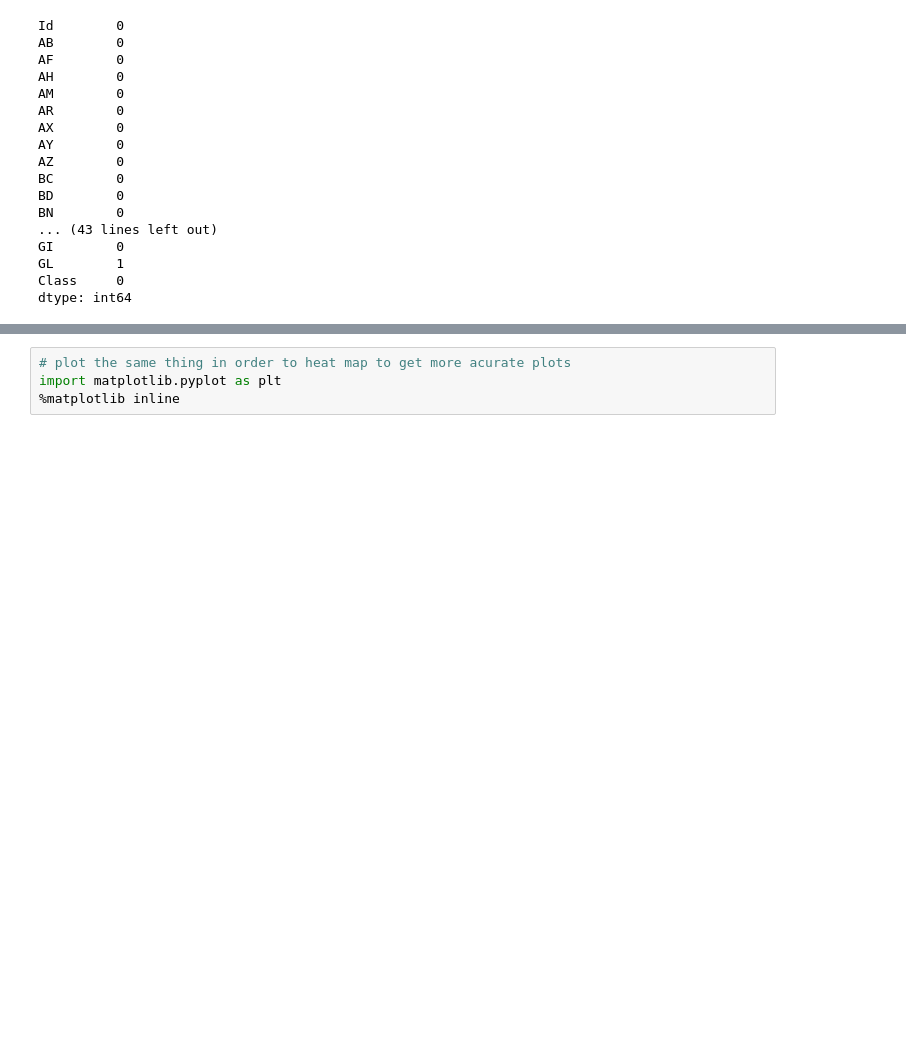
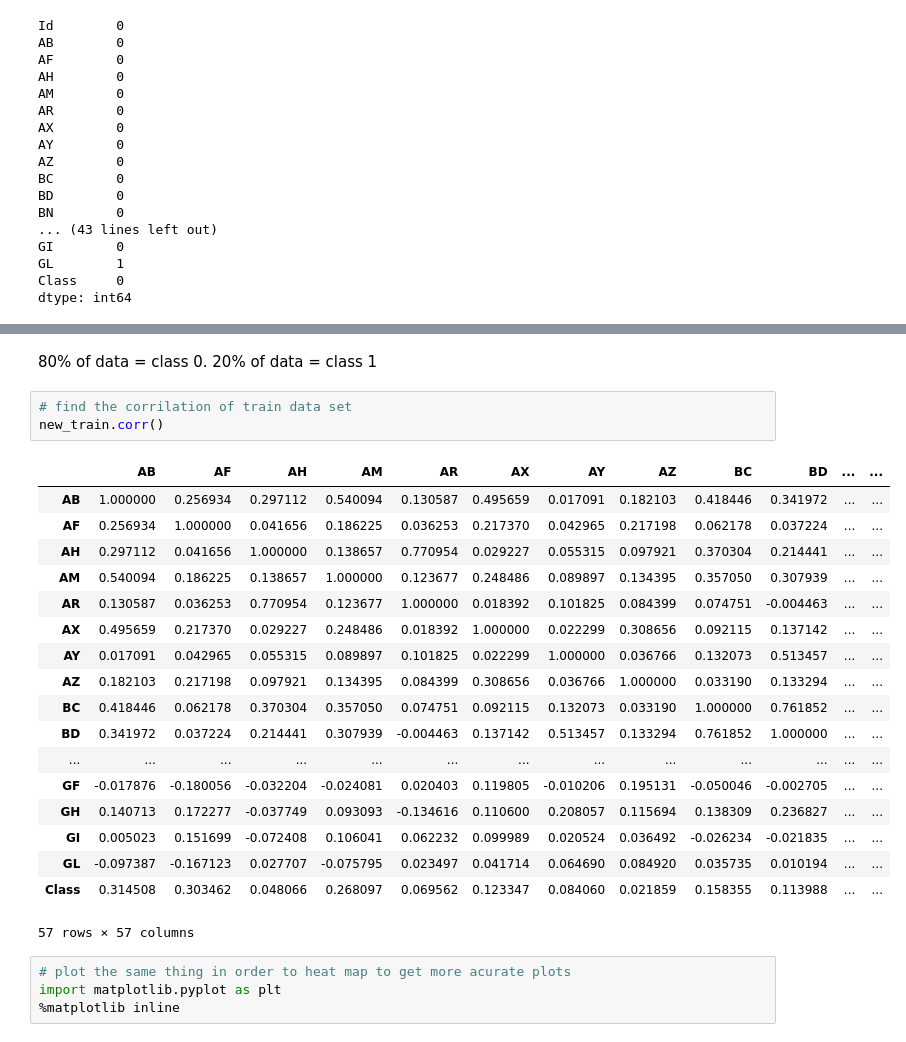
Before and after one commit to IsuruKasun/ML_Project_-Identifying_Age-Related_Conditions, a Jupyter notebook: ML_Project__Identifying_Age_Related_Conditions.ipynb, the cells around one changed output, grey strips where cells are left out. Saved outputs shown, nothing was run; the diff lists cells and outputs as text; blank space fills up the shorter version.

```diff
--- a/ML_Project__Identifying_Age_Related_Conditions.ipynb
+++ b/ML_Project__Identifying_Age_Related_Conditions.ipynb
@@ -99,3 +158,27 @@ new_df.corr()
+# %% [markdown]
+80% of data = class 0. 20% of data = class 1
+# %%
+# find the corrilation of train data set
+new_train.corr()
+# %% [output]
+|  | AB | AF | AH | AM | AR | AX | AY | AZ | BC | BD | ... | ... |
+| AB | 1.000000 | 0.256934 | 0.297112 | 0.540094 | 0.130587 | 0.495659 | 0.017091 | 0.182103 | 0.418446 | 0.341972 | ... | ... |
+| AF | 0.256934 | 1.000000 | 0.041656 | 0.186225 | 0.036253 | 0.217370 | 0.042965 | 0.217198 | 0.062178 | 0.037224 | ... | ... |
+| AH | 0.297112 | 0.041656 | 1.000000 | 0.138657 | 0.770954 | 0.029227 | 0.055315 | 0.097921 | 0.370304 | 0.214441 | ... | ... |
+| AM | 0.540094 | 0.186225 | 0.138657 | 1.000000 | 0.123677 | 0.248486 | 0.089897 | 0.134395 | 0.357050 | 0.307939 | ... | ... |
+| AR | 0.130587 | 0.036253 | 0.770954 | 0.123677 | 1.000000 | 0.018392 | 0.101825 | 0.084399 | 0.074751 | -0.004463 | ... | ... |
+| AX | 0.495659 | 0.217370 | 0.029227 | 0.248486 | 0.018392 | 1.000000 | 0.022299 | 0.308656 | 0.092115 | 0.137142 | ... | ... |
+| AY | 0.017091 | 0.042965 | 0.055315 | 0.089897 | 0.101825 | 0.022299 | 1.000000 | 0.036766 | 0.132073 | 0.513457 | ... | ... |
+| AZ | 0.182103 | 0.217198 | 0.097921 | 0.134395 | 0.084399 | 0.308656 | 0.036766 | 1.000000 | 0.033190 | 0.133294 | ... | ... |
+| BC | 0.418446 | 0.062178 | 0.370304 | 0.357050 | 0.074751 | 0.092115 | 0.132073 | 0.033190 | 1.000000 | 0.761852 | ... | ... |
+| BD | 0.341972 | 0.037224 | 0.214441 | 0.307939 | -0.004463 | 0.137142 | 0.513457 | 0.133294 | 0.761852 | 1.000000 | ... | ... |
+| ... | ... | ... | ... | ... | ... | ... | ... | ... | ... | ... | ... | ... |
+| GF | -0.017876 | -0.180056 | -0.032204 | -0.024081 | 0.020403 | 0.119805 | -0.010206 | 0.195131 | -0.050046 | -0.002705 | ... | ... |
+| GH | 0.140713 | 0.172277 | -0.037749 | 0.093093 | -0.134616 | 0.110600 | 0.208057 | 0.115694 | 0.138309 | 0.236827 | ... | ... |
+| GI | 0.005023 | 0.151699 | -0.072408 | 0.106041 | 0.062232 | 0.099989 | 0.020524 | 0.036492 | -0.026234 | -0.021835 | ... | ... |
+| GL | -0.097387 | -0.167123 | 0.027707 | -0.075795 | 0.023497 | 0.041714 | 0.064690 | 0.084920 | 0.035735 | 0.010194 | ... | ... |
+| Class | 0.314508 | 0.303462 | 0.048066 | 0.268097 | 0.069562 | 0.123347 | 0.084060 | 0.021859 | 0.158355 | 0.113988 | ... | ... |
+57 rows × 57 columns
 # %%
 # plot the same thing in order to heat map to get more acurate plots
 import matplotlib.pyplot as plt
```
Also changed, not shown: parts of 26 cells of this notebook.
